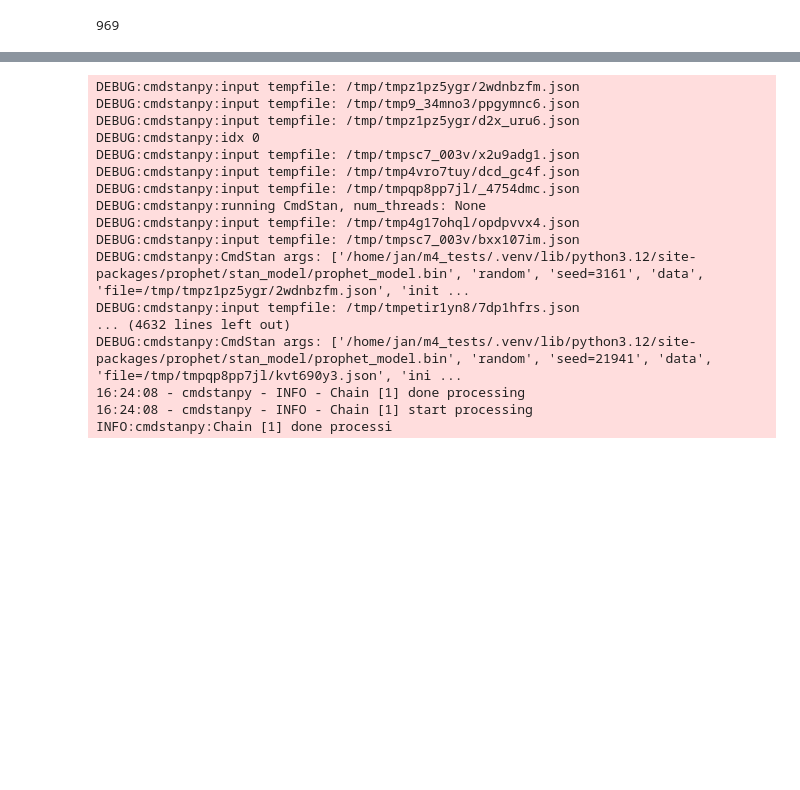
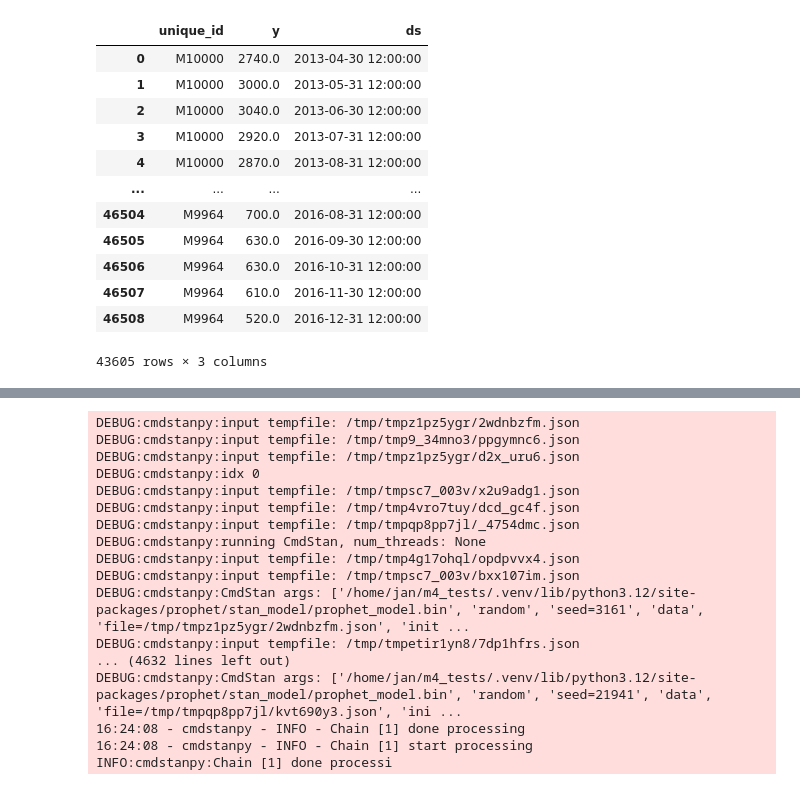
Before and after one commit to JLiekenbrock/m4_tests, a Jupyter notebook: prophet.ipynb, the cells around one changed output, grey strips where cells are left out. Saved outputs shown, nothing was run; the diff lists cells and outputs as text; code cells hidden in the pictures; blank space fills up the shorter version.

```diff
--- a/prophet.ipynb
+++ b/prophet.ipynb
@@ -33,6 +91,18 @@ from utilsforecast.evaluation import evaluate
 # %%
 train, test = prepare_data(sample_size=1000,series_cutoff=48)
 # %%
-train["unique_id"].nunique()
+train
 # %% [output]
+|  | unique_id | y | ds |
+| 0 | M10000 | 2740.0 | 2013-04-30 12:00:00 |
+| 1 | M10000 | 3000.0 | 2013-05-31 12:00:00 |
+| 2 | M10000 | 3040.0 | 2013-06-30 12:00:00 |
+| 3 | M10000 | 2920.0 | 2013-07-31 12:00:00 |
+| 4 | M10000 | 2870.0 | 2013-08-31 12:00:00 |
+| ... | ... | ... | ... |
+| 46504 | M9964 | 700.0 | 2016-08-31 12:00:00 |
+| 46505 | M9964 | 630.0 | 2016-09-30 12:00:00 |
+| 46506 | M9964 | 630.0 | 2016-10-31 12:00:00 |
+| 46507 | M9964 | 610.0 | 2016-11-30 12:00:00 |
+| 46508 | M9964 | 520.0 | 2016-12-31 12:00:00 |
-969
+43605 rows × 3 columns
```
Also changed, not shown: parts of 6 cells of this notebook, 3 other files.
